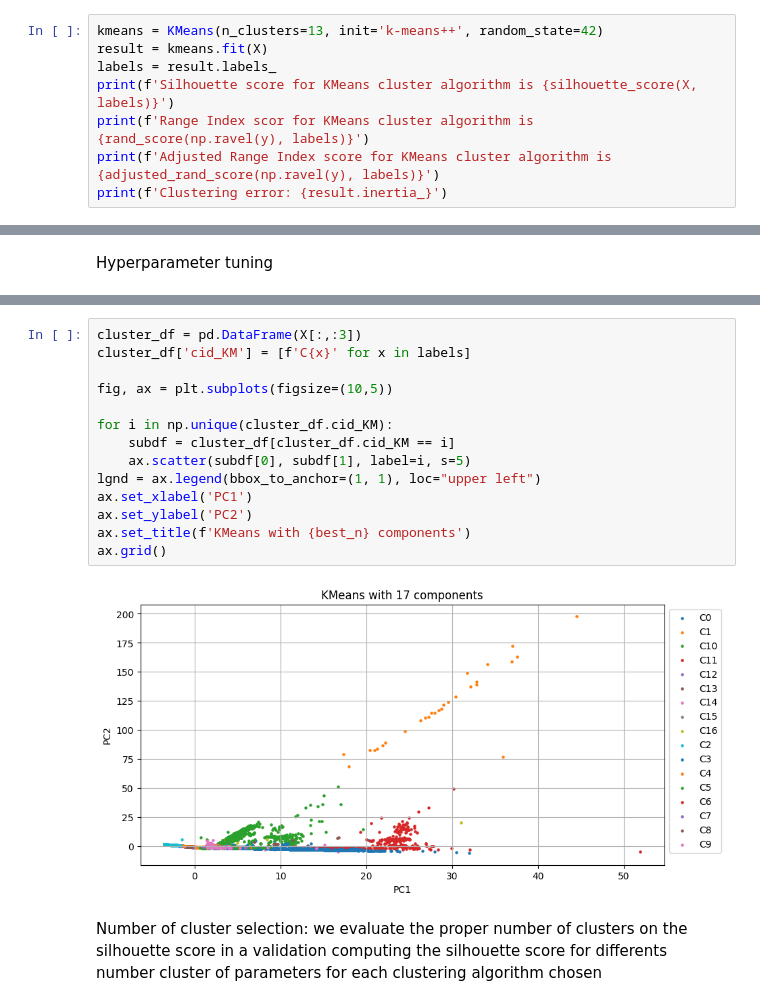
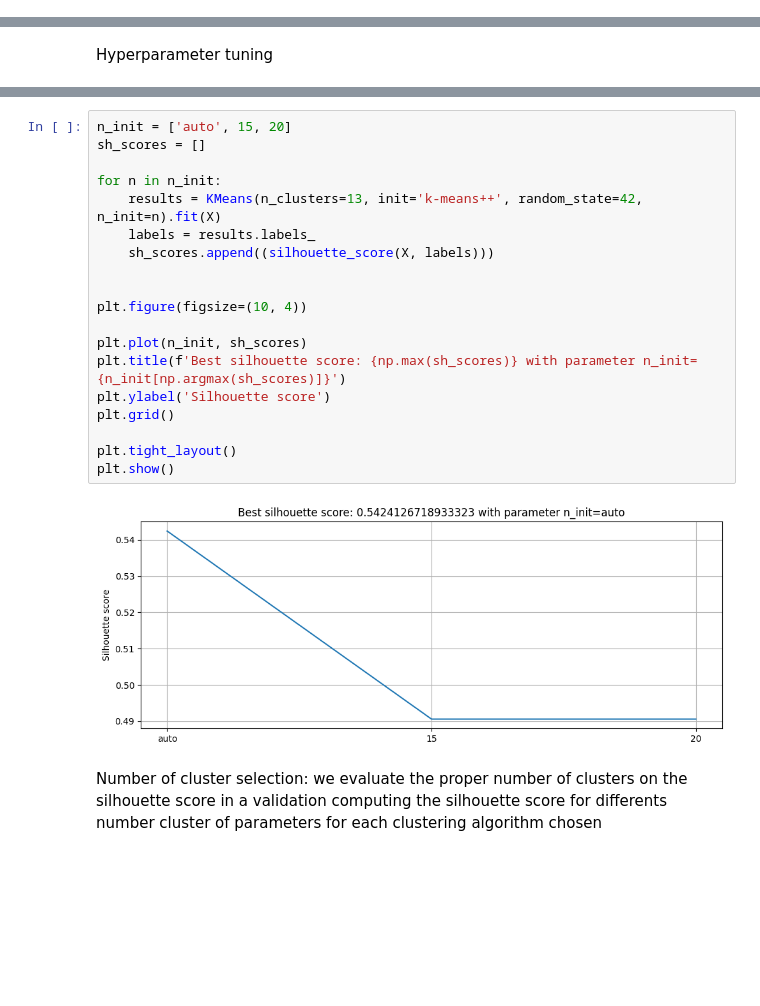
Before and after one commit to federicomirra01/DDoS_analysis_project, a Jupyter notebook: Section_3.ipynb, the cells around one changed output, grey strips where cells are left out. Drawn from its saved outputs; the diff is of its cells as text; blank space fills up the shorter version.

```diff
--- a/Section_3.ipynb
+++ b/Section_3.ipynb
@@ -91,8 +81,0 @@ Best number of clusters: 13 with corresponding silhouette score: 0.5424126718933
-# %%
-kmeans = KMeans(n_clusters=13, init='k-means++', random_state=42)
-result = kmeans.fit(X)
-labels = result.labels_
-print(f'Silhouette score for KMeans cluster algorithm is {silhouette_score(X, labels)}')
-print(f'Range Index scor for KMeans cluster algorithm is {rand_score(np.ravel(y), labels)}')
-print(f'Adjusted Range Index score for KMeans cluster algorithm is {adjusted_rand_score(np.ravel(y), labels)}')
-print(f'Clustering error: {result.inertia_}')
@@ -170,19 +84,24 @@ axs[1, 1].grid()
-# %%
-cluster_df = pd.DataFrame(X[:,:3])
-cluster_df['cid_KM'] = [f'C{x}' for x in labels]
-
-fig, ax = plt.subplots(figsize=(10,5))
-
-for i in np.unique(cluster_df.cid_KM):
-    subdf = cluster_df[cluster_df.cid_KM == i]
-    ax.scatter(subdf[0], subdf[1], label=i, s=5)
-lgnd = ax.legend(bbox_to_anchor=(1, 1), loc="upper left")
-ax.set_xlabel('PC1')
-ax.set_ylabel('PC2')
-ax.set_title(f'KMeans with {best_n} components')
-ax.grid()
-# %% [output]
-[figure, removed]
+# %%
+n_init = ['auto', 15, 20]
+sh_scores = []
+
+for n in n_init:
+    results = KMeans(n_clusters=13, init='k-means++', random_state=42, n_init=n).fit(X)
+    labels = results.labels_
+    sh_scores.append((silhouette_score(X, labels)))
+
+
+plt.figure(figsize=(10, 4))
+
+plt.plot(n_init, sh_scores)
+plt.title(f'Best silhouette score: {np.max(sh_scores)} with parameter n_init={n_init[np.argmax(sh_scores)]}')
+plt.ylabel('Silhouette score')
+plt.grid()
+
+plt.tight_layout()
+plt.show()
+# %% [output]
+[figure, added]
 # %% [markdown]
 Number of cluster selection: we evaluate the proper number of clusters on the silhouette score in a validation computing the silhouette score for differents number cluster of parameters for each clustering algorithm chosen
 # %% [markdown]
```
Also changed, not shown: parts of 26 cells of this notebook, 3 other files.
